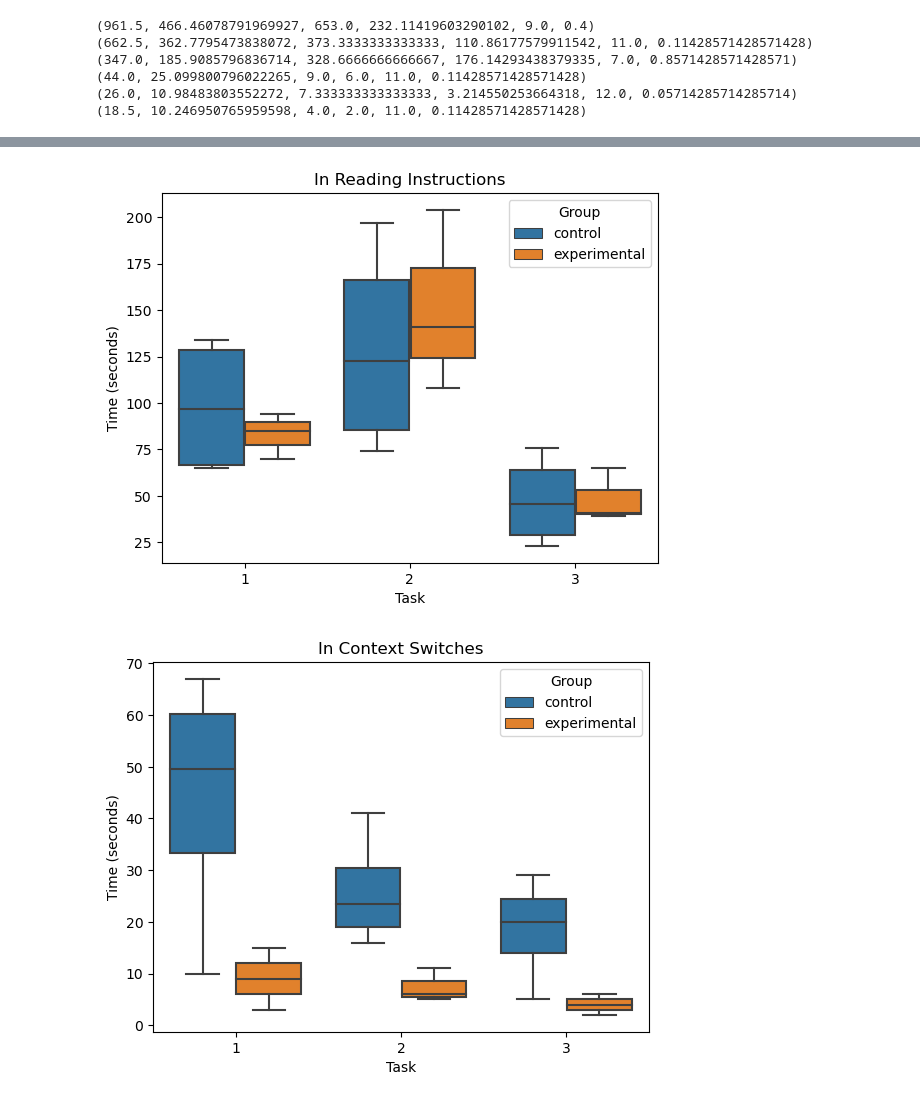
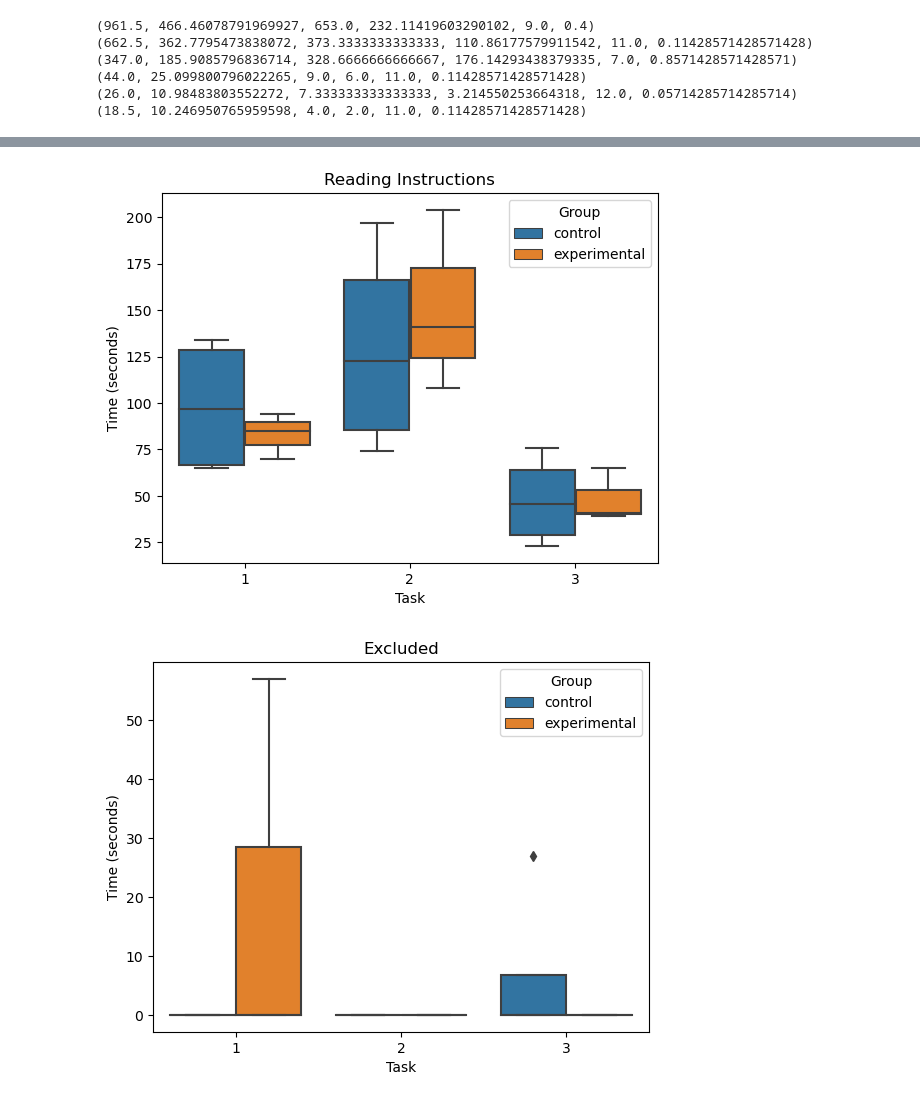
Before and after one commit to matosjoaops/dockerlive-study-data, a Jupyter notebook: study.ipynb, the cells around one changed output, grey strips where cells are left out. Drawn from its saved outputs; the diff is of its cells as text; code cells hidden in the pictures.

Commit message:
Updating graphs and adding new ones

```diff
--- a/study.ipynb
+++ b/study.ipynb
@@ -50,7 +50,7 @@ def to_snake(text):
     no_spaces = text.replace(' ', '_') if ' ' in text else text
     return no_spaces.lower()
 
-def plot_context(ctrl, exp, context):
+def plot_context(ctrl, exp, context, y_axis="Time (seconds)"):
     ctrl_with_group = ctrl.assign(group = ["control"] * len(ctrl))
     exp_with_group = exp.assign(group = ["experimental"] * len(exp))
 
@@ -74,16 +74,19 @@ def plot_context(ctrl, exp, context):
         new_df_elems.append([time_task_2, 2, row["group"]])
         new_df_elems.append([time_task_3, 3, row["group"]])
 
-    new_df = pd.DataFrame(new_df_elems, columns=["Time (seconds)", "Task", "Group"])
+    new_df = pd.DataFrame(new_df_elems, columns=[y_axis, "Task", "Group"])
 
-    sns.boxplot(y='Time (seconds)', x='Task', data=new_df, hue='Group')
-    plt.title(f"In {context}")
+    sns.boxplot(y=y_axis, x='Task', data=new_df, hue='Group')
+    plt.title(context)
     processed_context = to_snake(context)
     plt.savefig(f"images/context_{processed_context}.svg")
     plt.show()
 # %%
-contexts = ["VSCode", "Terminal", "Firefox", "Reading Instructions", "Context Switches", "Total Duration"]
+contexts = ["VSCode", "Terminal", "Firefox", "Reading Instructions", "Excluded"]
 
 for i in contexts:
     plot_context(data_control, data_experimental, i)
+
+plot_context(data_control, data_experimental, "Context Switches", "Number of switches")
+plot_context(data_control, data_experimental, "Total Duration", "Number of seconds")
 # %% [output]
@@ -93,2 +96,2 @@ for i in contexts:
-[figure, old version]
+[figure, new version]
-[figure, old version]
+[figure, new version]
```
Also changed, not shown: parts of 1 cell of this notebook, 6 other files.
